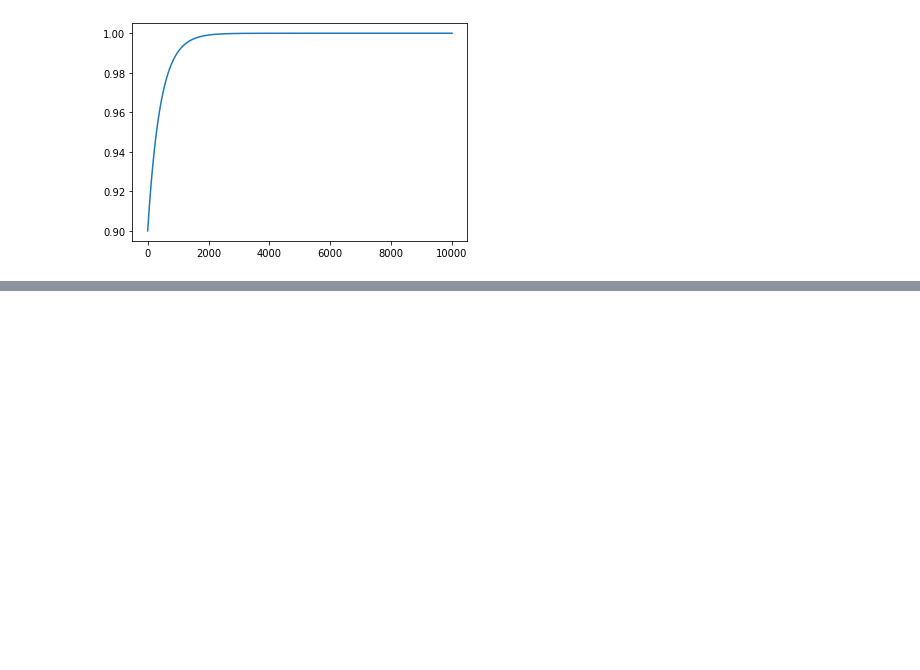
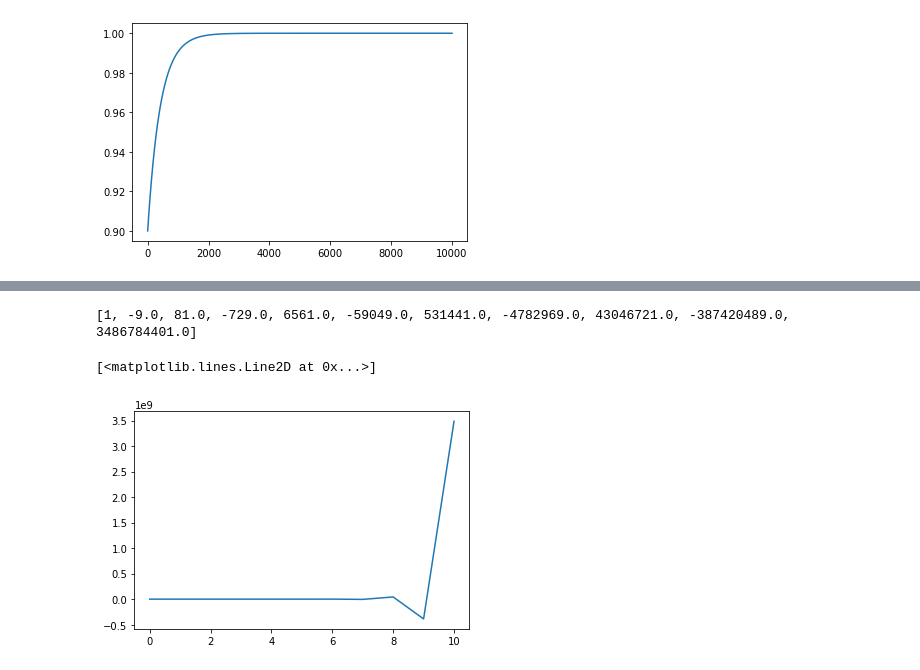
Before and after one commit to adevrent/mitx_python, a Jupyter notebook: CSE.0002x/Unit 11/unit11.ipynb, the cells around one changed output, grey strips where cells are left out. Drawn from its saved outputs; the diff is of its cells as text; code cells hidden in the pictures; blank space fills up the shorter version.

```diff
--- a/CSE.0002x/Unit 11/unit11.ipynb
+++ b/CSE.0002x/Unit 11/unit11.ipynb
@@ -401,7 +401,7 @@ def ForwardEuler_FE(un, dudt, dt):
     u_n -> u_n+1
 
     Args:
-        u (float): initial scalar condition
+        un (float): current scalar condition
         dudt (function): calculates derivative of u.
         dt (float): timestep
     """
@@ -427,0 +495,21 @@ ax.plot(un1_list)
+# %%
+def dudt_354(u):
+    return -1000 * u
+
+n = 10
+un = 1
+dt = 0.01
+
+un1_list = [un]
+for i in range(n):
+    un1 = ForwardEuler_FE(un, dudt_354, dt)
+    un1_list.append(un1)
+    un = un1
+
+print(un1_list)
+fig, ax = plt.subplots()
+ax.plot(un1_list)
+# %% [output]
+[1, -9.0, 81.0, -729.0, 6561.0, -59049.0, 531441.0, -4782969.0, 43046721.0, -387420489.0, 3486784401.0]
+[<matplotlib.lines.Line2D at 0x...>]
+[figure, added]
```
Also changed, not shown: parts of 11 cells of this notebook, 2 other files.
